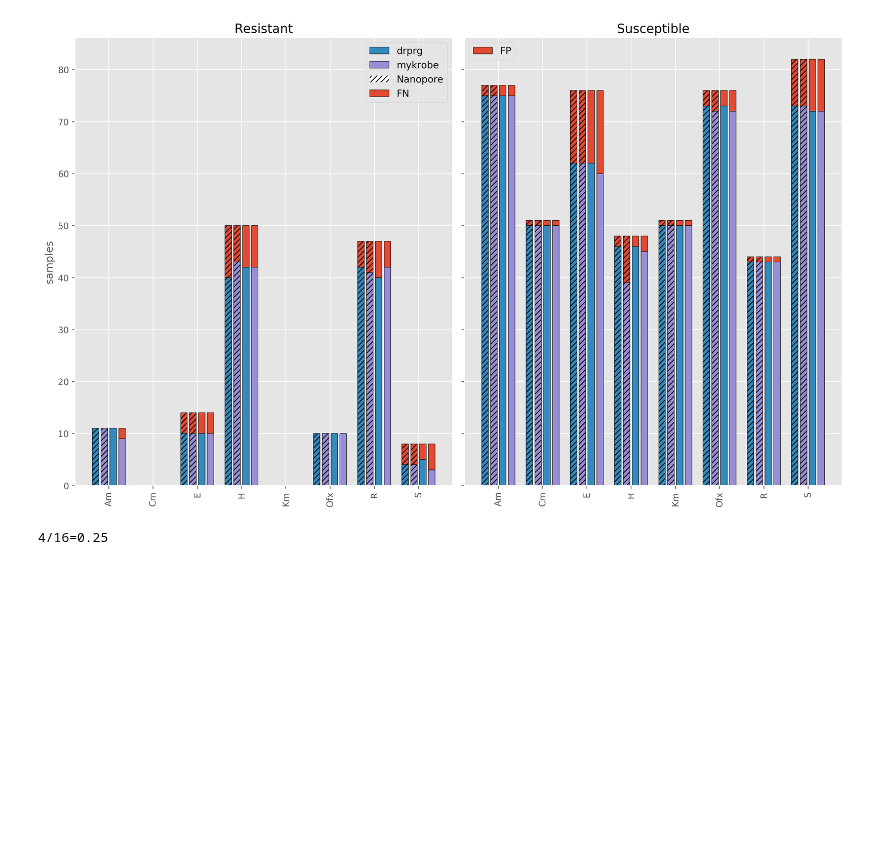
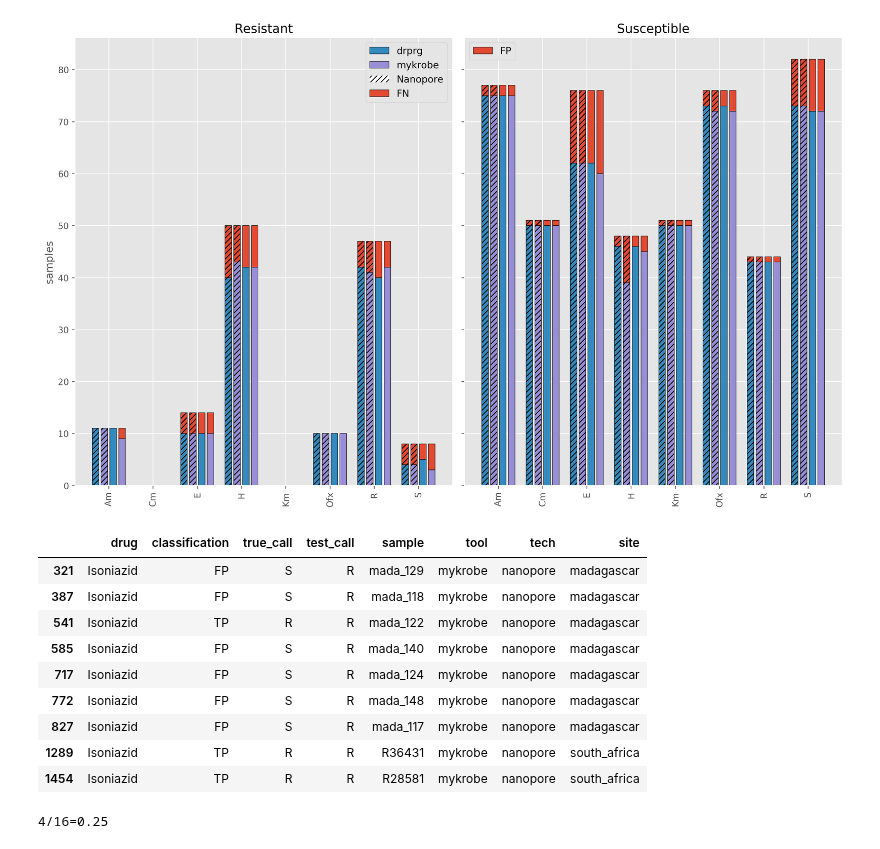
Before and after one commit to mbhall88/head_to_head_pipeline, a Jupyter notebook: analysis/resistance_prediction/workflow/notebooks/analysis_eda.ipynb, the cells around one changed output. Drawn from its saved outputs; the diff is of its cells as text; code cells hidden in the pictures; blank space fills up the shorter version.

```diff
--- a/analysis/resistance_prediction/workflow/notebooks/analysis_eda.ipynb
+++ b/analysis/resistance_prediction/workflow/notebooks/analysis_eda.ipynb
@@ -563,6 +563,20 @@ sns.despine()
 plt.tight_layout()
 # %% [output]
 [figure]
+# %%
+s=set(clf_df.query("classification=='FP' and tool=='mykrobe' and drug=='isoniazid'")["sample"])
+calls.query("sample in @s and drug=='Isoniazid' and tech=='nanopore' and tool=='mykrobe'")
+# %% [output]
+|  | drug | classification | true_call | test_call | sample | tool | tech | site |
+| 321 | Isoniazid | FP | S | R | mada_129 | mykrobe | nanopore | madagascar |
+| 387 | Isoniazid | FP | S | R | mada_118 | mykrobe | nanopore | madagascar |
+| 541 | Isoniazid | TP | R | R | mada_122 | mykrobe | nanopore | madagascar |
+| 585 | Isoniazid | FP | S | R | mada_140 | mykrobe | nanopore | madagascar |
+| 717 | Isoniazid | FP | S | R | mada_124 | mykrobe | nanopore | madagascar |
+| 772 | Isoniazid | FP | S | R | mada_148 | mykrobe | nanopore | madagascar |
+| 827 | Isoniazid | FP | S | R | mada_117 | mykrobe | nanopore | madagascar |
+| 1289 | Isoniazid | TP | R | R | R36431 | mykrobe | nanopore | south_africa |
+| 1454 | Isoniazid | TP | R | R | R28581 | mykrobe | nanopore | south_africa |
 # %%
 strep_fn_samples = set(clf_df.query("drug=='streptomycin' and classification=='FN'")["sample"])
 total = 0
```
Also changed, not shown: parts of 2 cells of this notebook, 1 other file.
